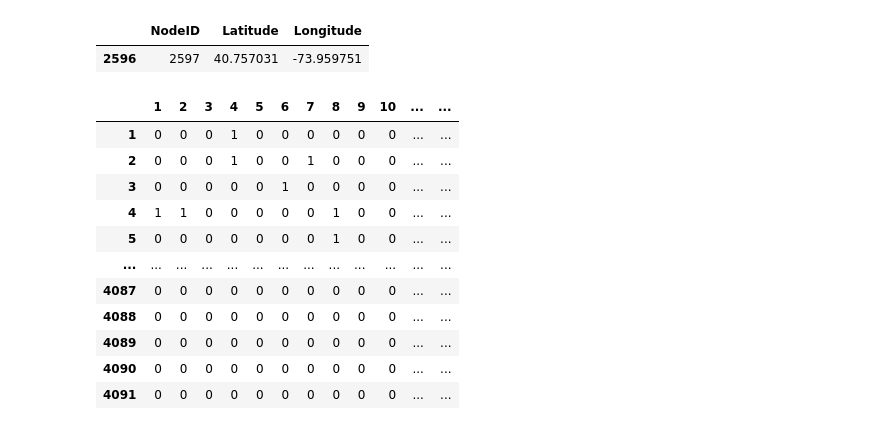
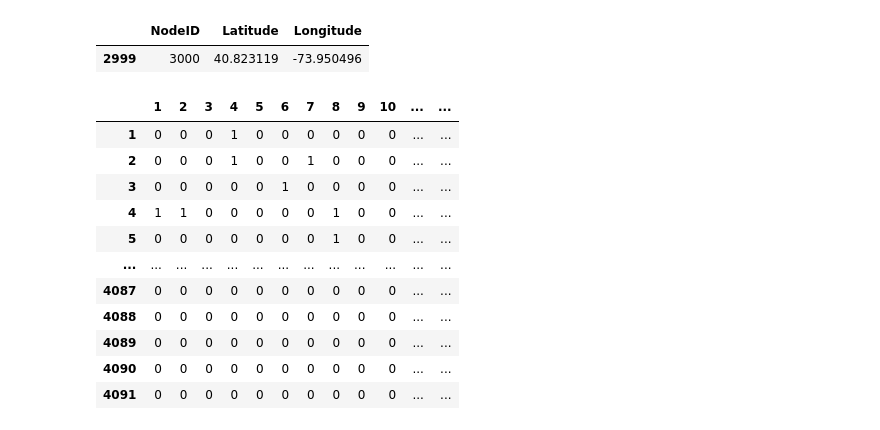
Before and after one commit to ricardo3709/RL_Simulator, a Jupyter notebook: NYC/data_preparation.ipynb, the cells around one changed output. Drawn from its saved outputs; the diff is of its cells as text; code cells hidden in the pictures.

```diff
--- a/NYC/data_preparation.ipynb
+++ b/NYC/data_preparation.ipynb
@@ -21,14 +21,6 @@ map_EdgeTimes = pd.DataFrame(map['EdgeTimes']) #ArcTime in seconds, position is
 map_Nodes = pd.DataFrame(map['Nodes']) # Node ID, latitude, longtitude
 map_dijkstra_A = pd.DataFrame(map['dijkstra_A']) #Unclear
 map_dijkstra_V = pd.DataFrame(map['dijkstra_V']).T #shortest time matrix, transpose it to align with others (Oid, Did)
-# %%
-map_Nodes[map_Nodes['NodeID'] == 2597]
-# for node_id in range(1,4092):
-#     if map_CityArcs[3019][node_id] == 1:
-#         print(node_id)
-# %% [output]
-|  | NodeID | Latitude | Longitude |
-| 2596 | 2597 | 40.757031 | -73.959751 |
 # %%
 # map_Nodes[map_Nodes['NodeID'] == 3019]['Longitude'] = 73.950005
 map_Nodes.loc[map_Nodes['NodeID'] == 3019, 'Longitude'] = -73.950005
@@ -44,6 +36,11 @@ map_EdgeTimes.rename(columns={0:'ArcTime'},inplace=True)
 map_Nodes.rename(columns={0:'NodeID',1:'Latitude',2:'Longitude'},inplace=True)
 # %%
 map_Nodes['NodeID'] = map_Nodes['NodeID'].astype(int)
+# %%
+map_Nodes[map_Nodes['NodeID'] == 3000]
+# %% [output]
+|  | NodeID | Latitude | Longitude |
+| 2999 | 3000 | 40.823119 | -73.950496 |
 # %%
 map_CityArcs
 # %% [output]
```
Also changed, not shown: 5 other files.
